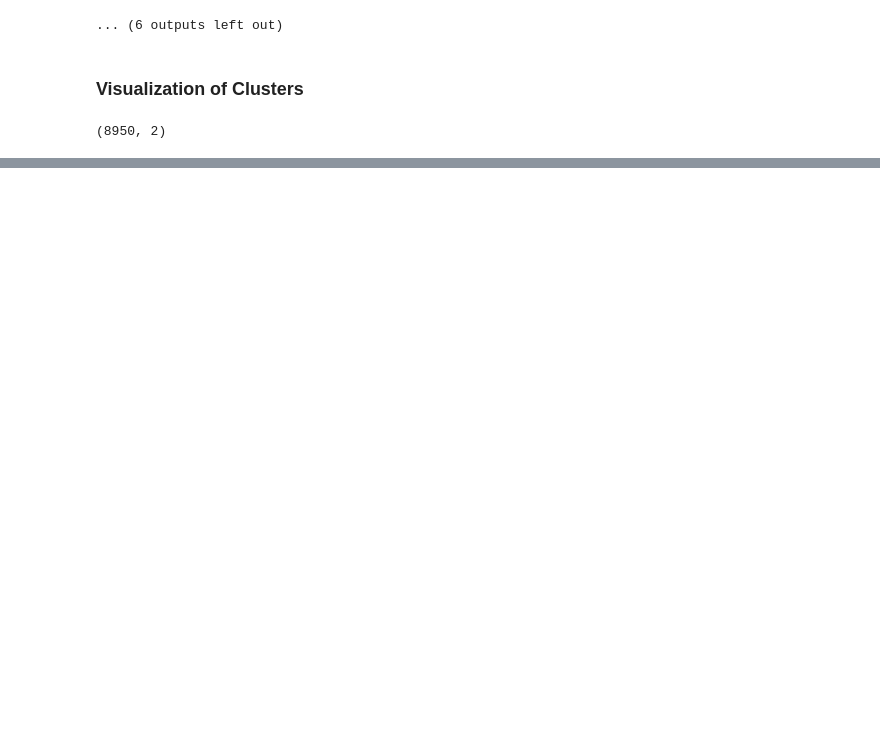
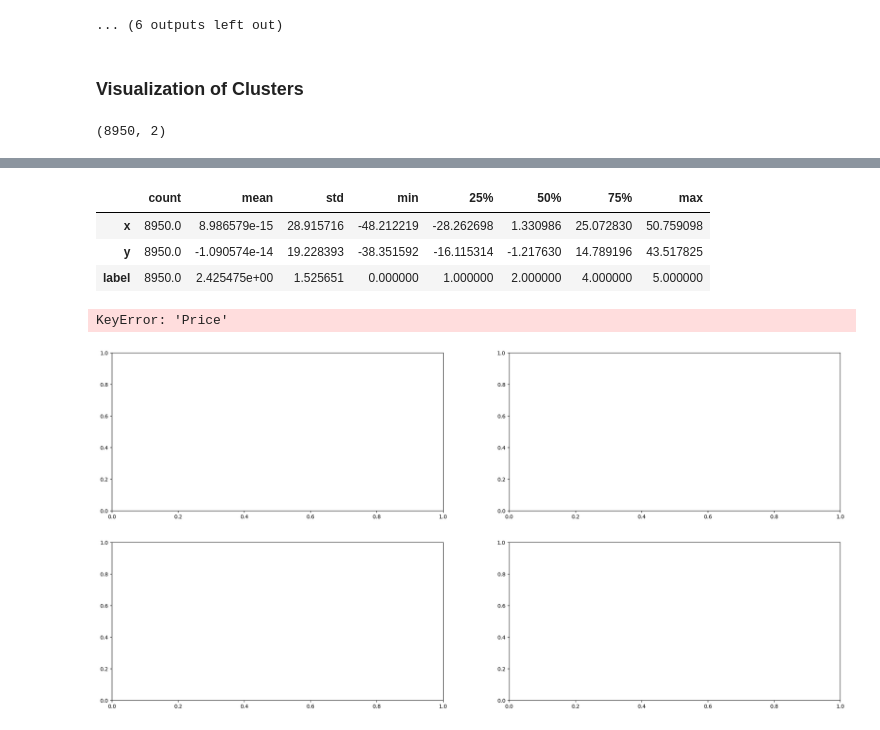
Before and after one commit to IgorLunaDetoni/archive, a Jupyter notebook: credit.ipynb, the cells around one changed output, grey strips where cells are left out. Drawn from its saved outputs; the diff is of its cells as text; code cells hidden in the pictures; blank space fills up the shorter version.

```diff
--- a/credit.ipynb
+++ b/credit.ipynb
@@ -204,0 +223,6 @@ plt.show()
+# %%
+cat_cols = [features for features in df.columns if df[features].dtypes == 'O']
+num_cols = [features for features in df.columns if df[features].dtypes != 'O']
+print(f'cat_cols {len(cat_cols)}')
+print(f'num_cols {len(num_cols)}')
+df[num_cols].describe().T
@@ -204,0 +236,27 @@ plt.show()
+# %%
+df[num_cols].describe().T
+# %% [output]
+|  | count | mean | std | min | 25% | 50% | 75% | max |
+| x | 8950.0 | 8.986579e-15 | 28.915716 | -48.212219 | -28.262698 | 1.330986 | 25.072830 | 50.759098 |
+| y | 8950.0 | -1.090574e-14 | 19.228393 | -38.351592 | -16.115314 | -1.217630 | 14.789196 | 43.517825 |
+| label | 8950.0 | 2.425475e+00 | 1.525651 | 0.000000 | 1.000000 | 2.000000 | 4.000000 | 5.000000 |
+# %%
+plt.subplots(nrows=2,ncols=2,figsize = (25,12))
+plt.subplot(2,2,1)
+ax = sns.histplot(data=df[num_cols]['Price'],kde=True,color='g')
+for i in ax.containers:
+    ax.bar_label(i)
+plt.title('Price Distribution')
+plt.subplot(2,2,2)
+ax = sns.histplot(data=df[num_cols]['Inches'],kde=True,color='y')
+for i in ax.containers:
+    ax.bar_label(i)
+plt.subplot(2,2,3)
+sns.histplot(data=df[num_cols]['Ram'],kde=True)
+plt.subplot(2,2,4)
+ax = sns.histplot(data=df[num_cols]['Weight'],kde=True,color='b')
+for i in ax.containers:
+    ax.bar_label(i)
+# %% [output]
+KeyError: 'Price'
+[figure, added]
```
Also changed, not shown: parts of 5 cells of this notebook.
